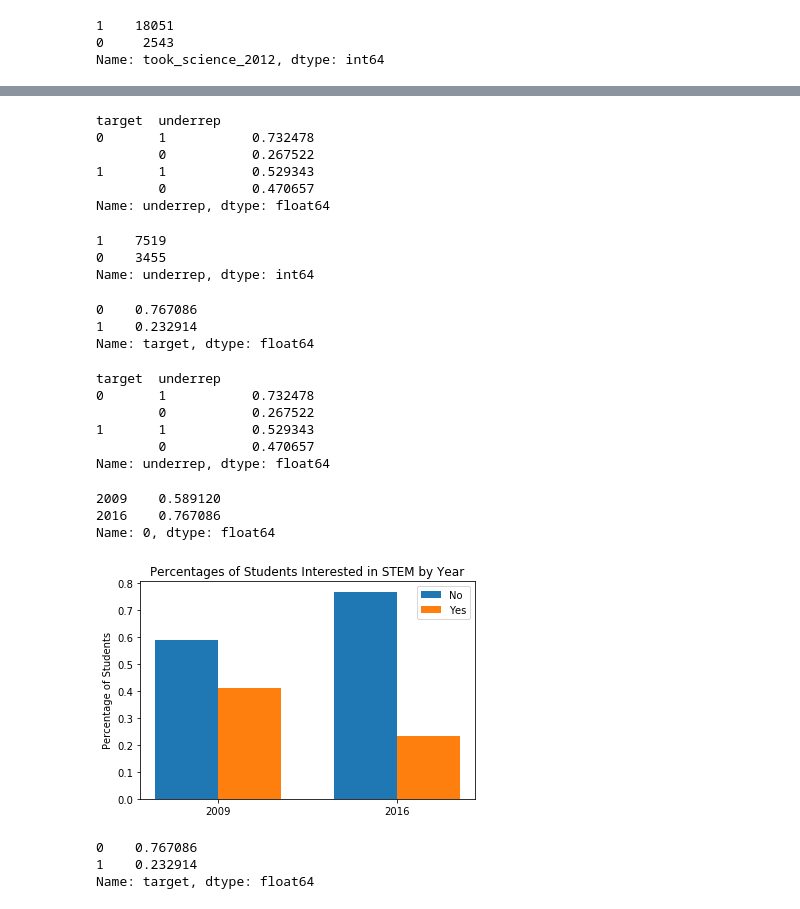
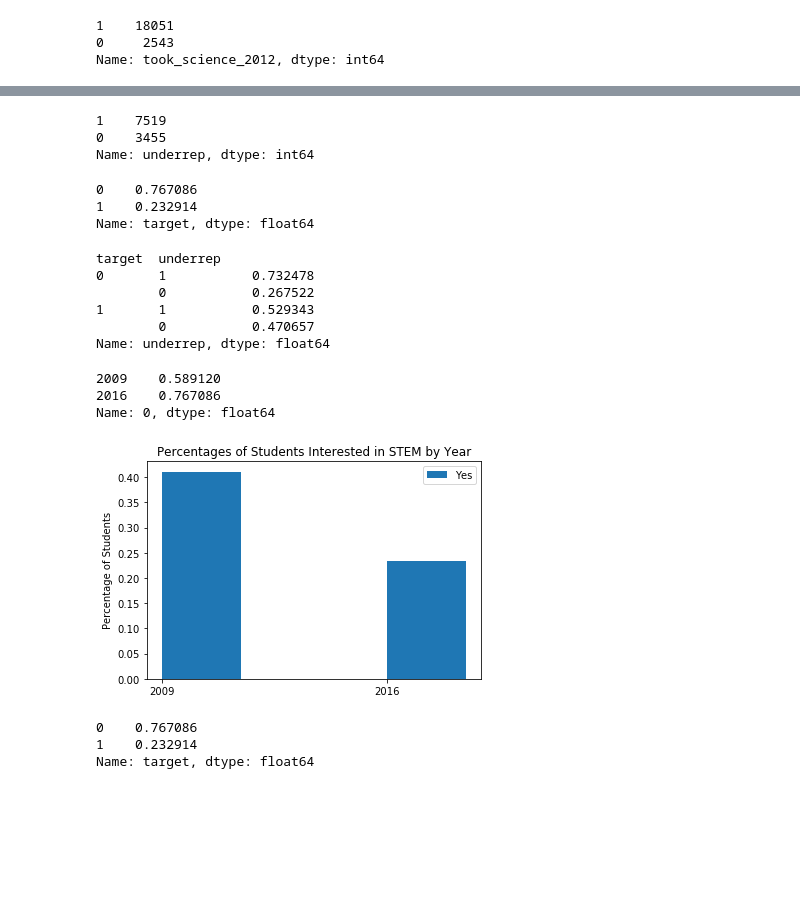
Before and after one commit to laurenphipps/STEM-majors, a Jupyter notebook: EDAviz.ipynb, the cells around one changed output, grey strips where cells are left out. Saved outputs shown, nothing was run; the diff lists cells and outputs as text; code cells hidden in the pictures; blank space fills up the shorter version.

```diff
--- a/EDAviz.ipynb
+++ b/EDAviz.ipynb
@@ -222,3 +248,18 @@ Name: underrep, dtype: float64
+# %%
+modeling_df.underrep.value_counts(normalize = False)
+# %% [output]
+1    7519
+0    3455
+Name: underrep, dtype: int64
+# %%
+
+
+modeling_df.target.value_counts().index
+modeling_df.target.value_counts(normalize = True)
+# %% [output]
+0    0.767086
+1    0.232914
+Name: target, dtype: float64
 # %%
 modeling_df.groupby(by = ['target'])['underrep'].value_counts(normalize = True)
 # %% [output]
@@ -228,33 +269,6 @@ target  underrep
 1       1           0.529343
         0           0.470657
 Name: underrep, dtype: float64
-# %%
-modeling_df.underrep.value_counts(normalize = False)
-# %% [output]
-1    7519
-0    3455
-Name: underrep, dtype: int64
-# %%
-x = ['one', 'two', 'three', 'four']
-
-modeling_df.target.value_counts().index
-modeling_df.target.value_counts(normalize = True)
-# %% [output]
-0    0.767086
-1    0.232914
-Name: target, dtype: float64
-# %%
-grouped = modeling_df.groupby(by = ['target'])['underrep'].value_counts(normalize = True)
-#sns.barplot(y = grouped, x=['l', 'm', 'n', 'o'])
-grouped
-#modeling_df.groupby['X2RACE'].value_counts(normalize = True)
-# %% [output]
-target  underrep
-0       1           0.732478
-        0           0.267522
-1       1           0.529343
-        0           0.470657
-Name: underrep, dtype: float64
 # %%
 #'X2STUEDEXPCT'
 
@@ -271,19 +285,19 @@ Name: 0, dtype: float64
 # %%
 labels = ['2009', '2016']
 no_STEM = difference_in_expectations[0]
 yes_STEM = difference_in_expectations[1]
 
 x = np.arange(len(labels))  # the label locations
 width = 0.35  # the width of the bars
 
 fig, ax = plt.subplots()
-rects1 = ax.bar(x - width/2, no_STEM, width, label='No')
-rects2 = ax.bar(x + width/2, yes_STEM, width, label='Yes')
+#rects1 = ax.bar(x - width/2, no_STEM, width, label='No')
+rects2 = ax.bar(x+width/2, yes_STEM, width, label='Yes')
 ax.set_ylabel('Percentage of Students')
 ax.set_title('Percentages of Students Interested in STEM by Year')
 ax.set_xticks(x)
 ax.set_xticklabels(labels)
 ax.legend();
 # %% [output]
-[figure, old version]
+[figure, new version]
 # %%
```
Also changed, not shown: parts of 5 cells of this notebook, 3 other files.
